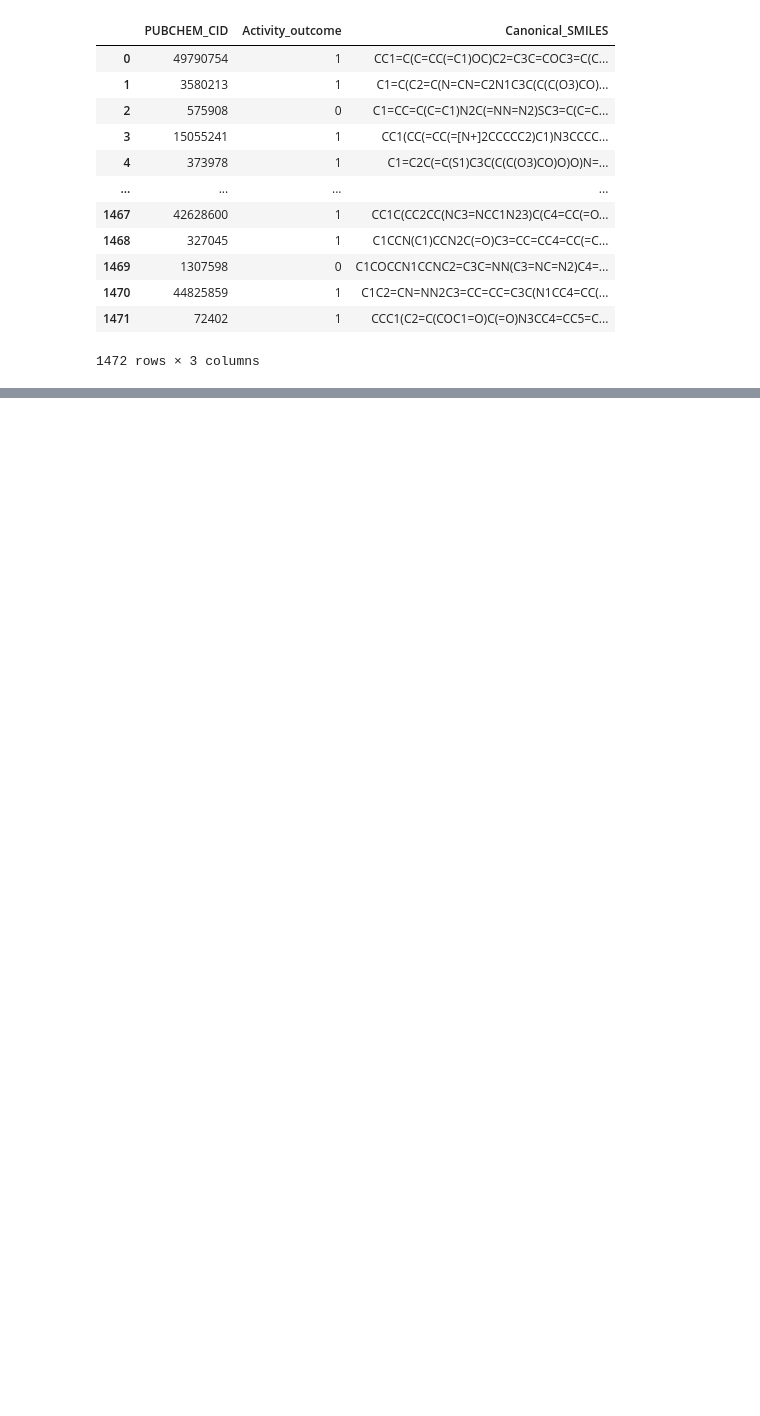
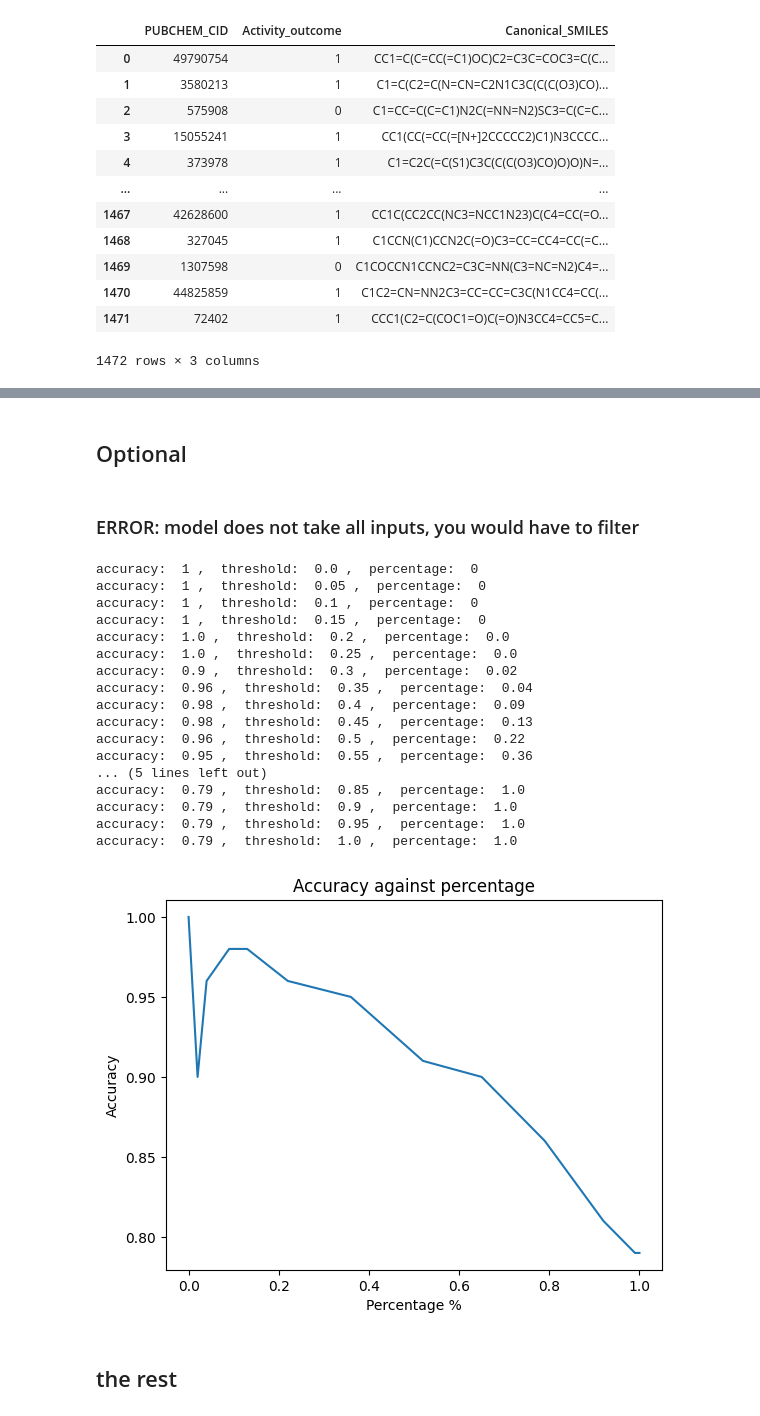
Before and after one commit to Ghaby-X/AD_module, a Jupyter notebook: test.ipynb, the cells around one changed output, grey strips where cells are left out. Drawn from its saved outputs; the diff is of its cells as text; code cells hidden in the pictures; blank space fills up the shorter version.

Commit message:
Added k factor to Applicability domain

```diff
--- a/test.ipynb
+++ b/test.ipynb
@@ -38,35 +33,0 @@ fig, ax = ad.plot_distance(smiles_test, threshold = 0.04, input_info='C1=C(C2=C(
-# %%
-import pickle
-
-with open('rfc_model.pkl', 'rb') as file:
-    rfc_model = pickle.load(file)
-
-applicability_threshold = [0.005, 0.01, 0.015, 0.02, 0.025, 0.03, 0.035, 0.04, 0.045, 0.05, 0.055, 0.06]
-accuracy_pred = []
-y_true = []
-y_pred = []
-
-filtered_map = []
-
-#for each value in the applicability domain (threshold)
-#get accuracy value <-
-        #get all smiles of compounds in the domain
-                #create a map filter based on if each tanimoto distance is in threshold
-                #apply filter to smiles list
-                #get your desired smiles
-        #calculate all pred with rfc_model of smiles
-                #from smiles, compute morgan fps
-                #predict each molecule with their morgan fps
-                #answer is a list of bits
-        #compare pred with y true and get accuracies
-                #compute accuracy using TN, TP, FN, FP
-                #append accuracy to accuracy_pred list
-        #make the plot
-                #plot a graph with threshold as the x-axis and accuracy as the y-axis
-#plot accuracy against threshold values
-
-similarities = ad.get_similarity(smiles_test)
-distance = list(map(lambda p: 1-p,similarities))
-
-for i in applicability_threshold:
-    filter_map = [d for d in distance if d <= i]
@@ -93,0 +38,32 @@ plt.savefig(buffer, format ='png')
+# %%
+import pickle
+
+with open('rfc_pipeline.pkl', 'rb') as file:
+   rfc_model = pickle.load(file)
+# %% [markdown]
+## Optional
+# %% [markdown]
+### ERROR: model does not take all inputs, you would have to filter
+# %%
+accuracy, threshold = ad.accuracy_v_coverage(smiles_test, activity, rfc_model, k=5, percentage=False)
+# %% [output]
+accuracy:  1 ,  threshold:  0.0 ,  percentage:  0
+accuracy:  1 ,  threshold:  0.05 ,  percentage:  0
+accuracy:  1 ,  threshold:  0.1 ,  percentage:  0
+accuracy:  1 ,  threshold:  0.15 ,  percentage:  0
+accuracy:  1.0 ,  threshold:  0.2 ,  percentage:  0.0
+accuracy:  1.0 ,  threshold:  0.25 ,  percentage:  0.0
+accuracy:  0.9 ,  threshold:  0.3 ,  percentage:  0.02
+accuracy:  0.96 ,  threshold:  0.35 ,  percentage:  0.04
+accuracy:  0.98 ,  threshold:  0.4 ,  percentage:  0.09
+accuracy:  0.98 ,  threshold:  0.45 ,  percentage:  0.13
+accuracy:  0.96 ,  threshold:  0.5 ,  percentage:  0.22
+accuracy:  0.95 ,  threshold:  0.55 ,  percentage:  0.36
+... (5 lines left out)
+accuracy:  0.79 ,  threshold:  0.85 ,  percentage:  1.0
+accuracy:  0.79 ,  threshold:  0.9 ,  percentage:  1.0
+accuracy:  0.79 ,  threshold:  0.95 ,  percentage:  1.0
+accuracy:  0.79 ,  threshold:  1.0 ,  percentage:  1.0
+[figure, added]
+# %% [markdown]
+## the rest
```
Also changed, not shown: parts of 11 cells of this notebook, 2 other files.
